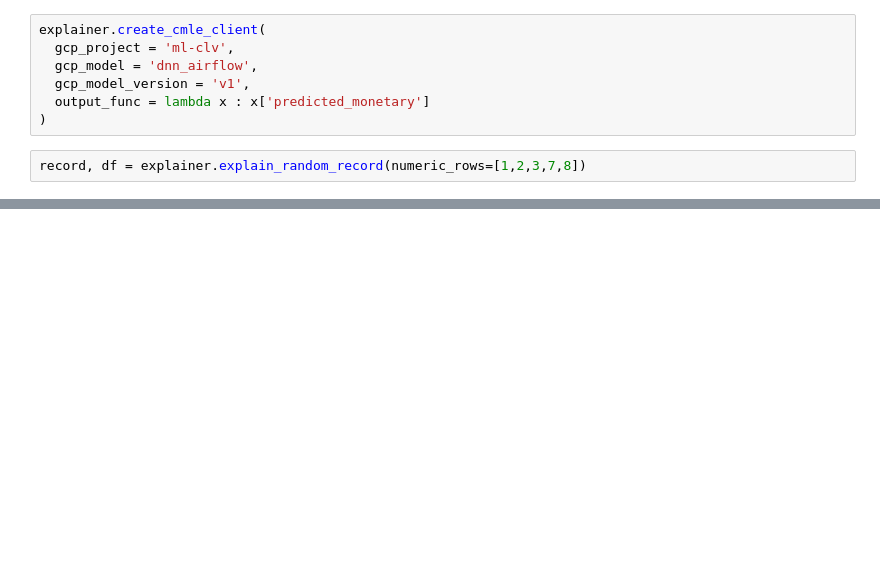
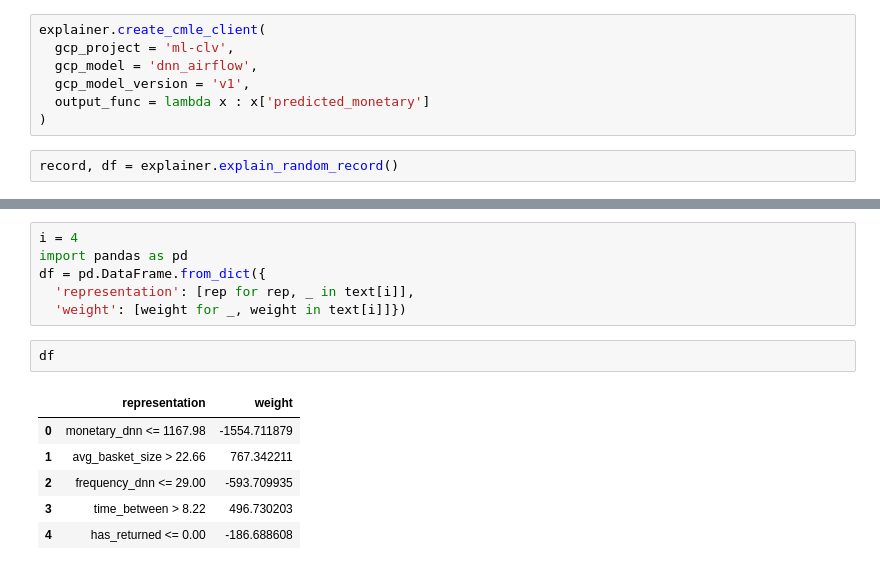
Before and after one commit to lukmanr/ml-explainability, a Jupyter notebook: lime/Customer_Lifetime_Value.ipynb, the cells around one changed output, grey strips where cells are left out. Saved outputs shown, nothing was run; the diff lists cells and outputs as text; blank space fills up the shorter version.

```diff
--- a/lime/Customer_Lifetime_Value.ipynb
+++ b/lime/Customer_Lifetime_Value.ipynb
@@ -25,4 +26,4 @@ explainer.create_cmle_client(
   output_func = lambda x : x['predicted_monetary']
 )
 # %%
-record, df = explainer.explain_random_record(numeric_rows=[1,2,3,7,8])
+record, df = explainer.explain_random_record()
@@ -65,0 +63,15 @@ mod_df
+# %%
+i = 4
+import pandas as pd
+df = pd.DataFrame.from_dict({
+  'representation': [rep for rep, _ in text[i]],
+  'weight': [weight for _, weight in text[i]]})
+# %%
+df
+# %% [output]
+|  | representation | weight |
+| 0 | monetary_dnn <= 1167.98 | -1554.711879 |
+| 1 | avg_basket_size > 22.66 | 767.342211 |
+| 2 | frequency_dnn <= 29.00 | -593.709935 |
+| 3 | time_between > 8.22 | 496.730203 |
+| 4 | has_returned <= 0.00 | -186.688608 |
```
Also changed, not shown: parts of 7 cells of this notebook, 2 other files.
